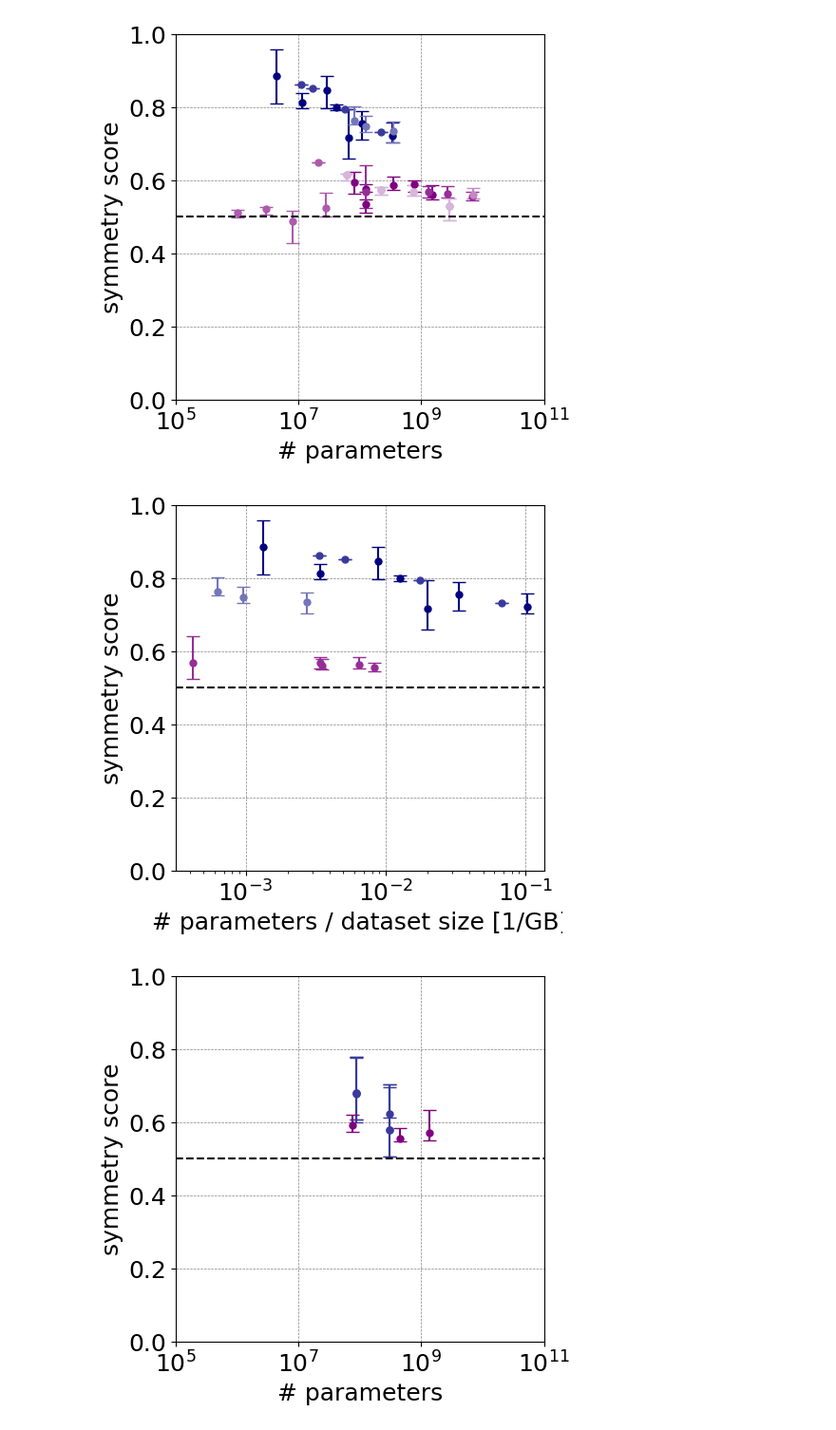
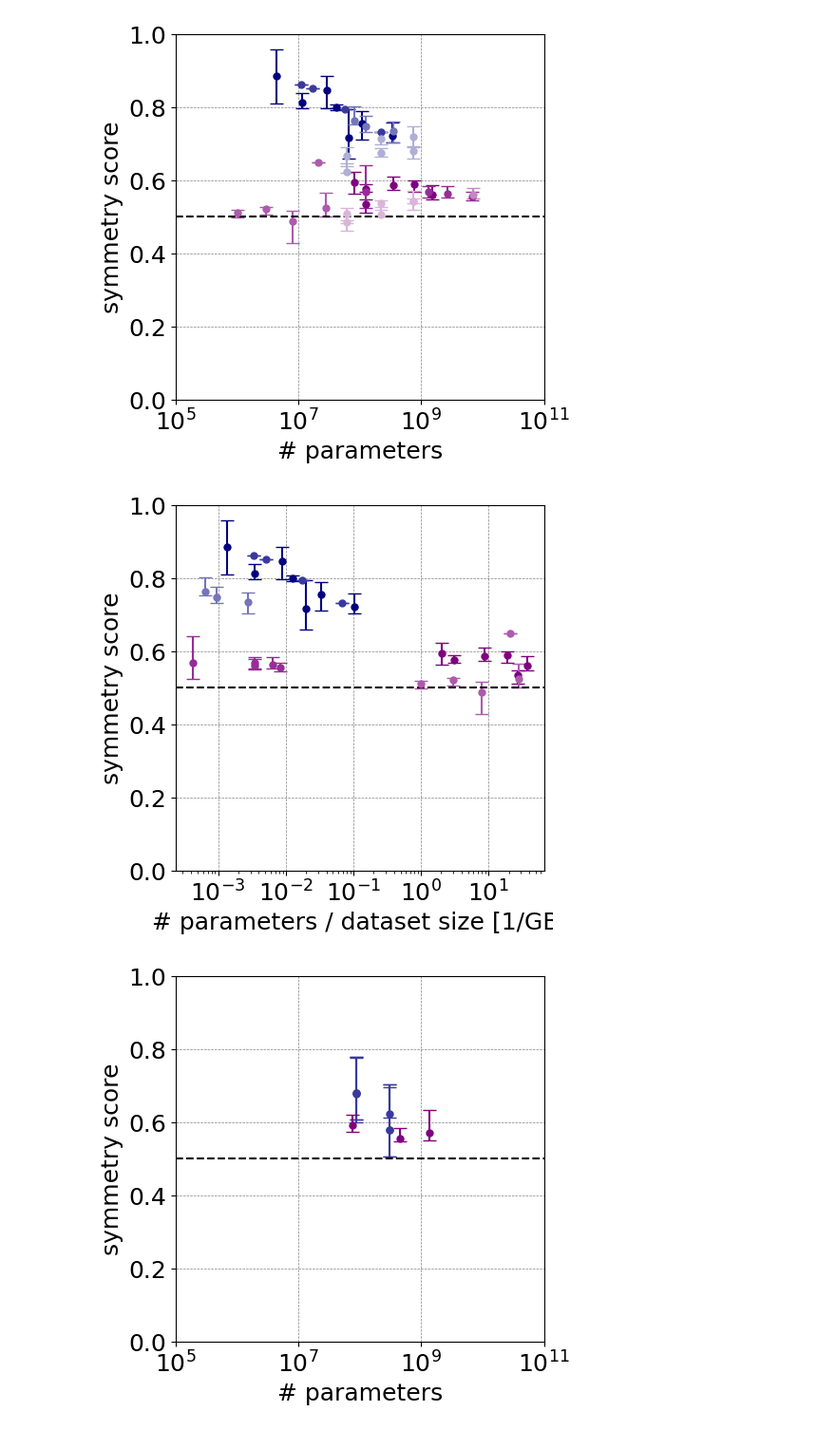
Before and after one commit to matteosaponati/attention-geometry, a Jupyter notebook: notebooks/fig-symmetry-scores-parameters.ipynb, the cells around one changed output. Shown at 95% size. Drawn from its saved outputs; the diff is of its cells as text; code cells hidden in the pictures.

Commit message:
add new notebooks to produce figures

```diff
--- a/notebooks/fig-symmetry-scores-parameters.ipynb
+++ b/notebooks/fig-symmetry-scores-parameters.ipynb
@@ -34,9 +34,9 @@ ROBERTA_dataset = [130e9, 130e9, 130e9]
 ROBERTA_score = [models[key][-1].flatten() for key in list(models.keys())]
 ROBERTA_names = list(models.keys())
 
-with open('../_data/fig_scores/T5Encoder-query-key-full.pkl', 'rb') as file:
+with open('../_data/fig-symmetry-language-models/full-models/T5Encoder-query-key.pkl', 'rb') as file:
     models = pickle.load(file)
-T5Encoder_par = [60.5e6, 223e6, 738e6, 2850e6]
+T5Encoder_par = [60.5e6, 60.5e6, 223e6, 223e6, 738e6, 738e6]
 T5Encoder_score = [models[key][-1].flatten() for key in list(models.keys())]
 T5Encoder_names = list(models.keys())
 
@@ -94,9 +94,9 @@ GEMMA1_par = [2000e6, 7000e6]
 GEMMA1_score = [models[key][-1].flatten() for key in list(models.keys())]
 GEMMA1_names = list(models.keys())
 
-with open('../_data/fig_scores/T5Encoder-query-key-full.pkl', 'rb') as file:
+with open('../_data/fig-symmetry-language-models/full-models/T5Decoder-query-key.pkl', 'rb') as file:
     models = pickle.load(file)
-T5Decoder_par = [60.5e6, 223e6, 738e6, 2850e6]
+T5Decoder_par = [60.5e6, 60.5e6, 223e6, 223e6, 738e6, 738e6]
 T5Decoder_score = [models[key][-1].flatten() for key in list(models.keys())]
 T5Decoder_names = list(models.keys())
 # %%
@@ -136,29 +136,29 @@ plt.xlim(1e5,10e10)
 
 plt.savefig('../figures/fig1-language-models.pdf', format='pdf', dpi=300)
 # %% [output]
-[figure, old version]
+[figure, new version]
 # %%
 plt.figure(figsize=(5,5))
 
 plot_median_errorbars(np.array(BERT_par) / np.array(BERT_dataset), BERT_score, color = c_encoder[0])
 plot_median_errorbars(np.array(ALBERT_par) / np.array(ALBERT_dataset), ALBERT_score, color = c_encoder[2])
 plot_median_errorbars(np.array(ROBERTA_par) / np.array(ROBERTA_dataset), ROBERTA_score, color = c_encoder[4])
 
-# plot_median_errorbars(np.array(GPT_par) / np.array(GPT_dataset), GPT_score, color = c_decoder[0])
-# plot_median_errorbars(np.array(TinyGPT_par) / np.array(TinyGPT_dataset), TinyGPT_score, color = c_decoder[4])
+plot_median_errorbars(np.array(GPT_par) / np.array(GPT_dataset), GPT_score, color = c_decoder[0])
+plot_median_errorbars(np.array(TinyGPT_par) / np.array(TinyGPT_dataset), TinyGPT_score, color = c_decoder[4])
 plot_median_errorbars(np.array(GPTneo_par) / np.array(GPTneo_dataset), GPTneo_score, color = c_decoder[2])
 plot_median_errorbars(np.array(LLAMA2_par) / np.array(LLAMA2_dataset), LLAMA2_score, color = c_decoder[2])
 
 plt.axhline(y=.5,linestyle='dashed',color='k')
 plt.grid(color = 'gray', linestyle = '--', linewidth = 0.5)
 plt.xscale('log')
 plt.ylim(0,1)
 plt.ylabel('symmetry score')
 plt.xlabel('# parameters / dataset size [1/GB]')
 
 plt.savefig('../figures/fig1-language-models.pdf', format='pdf', dpi=300)
 # %% [output]
-[figure, old version]
+[figure, new version]
 # %%
 ## panel 2 (VISION MODELS)
 
```
Also changed, not shown: 3 other files.
